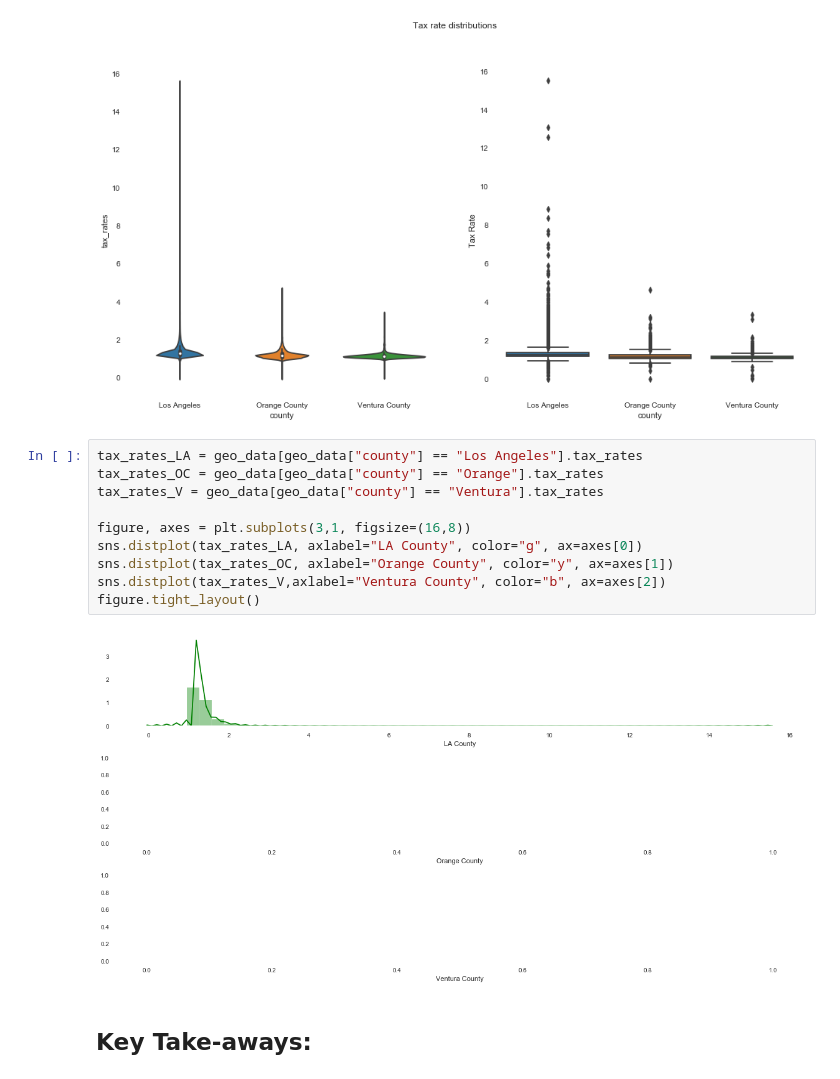
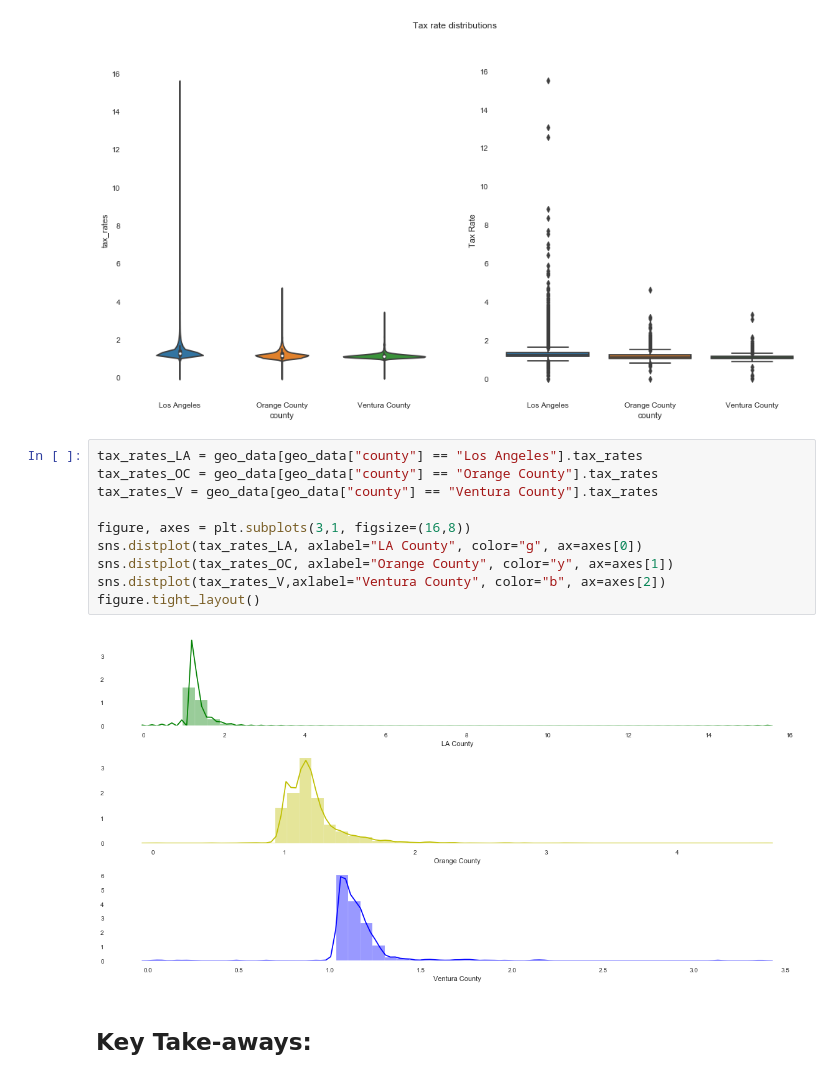
Before and after one commit to guedanie/Regression-Project-Zillow, a Jupyter notebook: zillow_report.ipynb, the cells around one changed output. Drawn from its saved outputs; the diff is of its cells as text.

```diff
--- a/zillow_report.ipynb
+++ b/zillow_report.ipynb
@@ -273,16 +297,16 @@ Text(0.5, 0.98, 'Tax rate distributions')
 [figure]
 # %%
 tax_rates_LA = geo_data[geo_data["county"] == "Los Angeles"].tax_rates
-tax_rates_OC = geo_data[geo_data["county"] == "Orange"].tax_rates
-tax_rates_V = geo_data[geo_data["county"] == "Ventura"].tax_rates
+tax_rates_OC = geo_data[geo_data["county"] == "Orange County"].tax_rates
+tax_rates_V = geo_data[geo_data["county"] == "Ventura County"].tax_rates
 
 figure, axes = plt.subplots(3,1, figsize=(16,8))
 sns.distplot(tax_rates_LA, axlabel="LA County", color="g", ax=axes[0])
 sns.distplot(tax_rates_OC, axlabel="Orange County", color="y", ax=axes[1])
 sns.distplot(tax_rates_V,axlabel="Ventura County", color="b", ax=axes[2])
 figure.tight_layout()
 # %% [output]
-[figure, old version]
+[figure, new version]
 # %% [markdown]
 ## Key Take-aways:
 # %%
```
Also changed, not shown: parts of 35 cells of this notebook, 1 other file.
